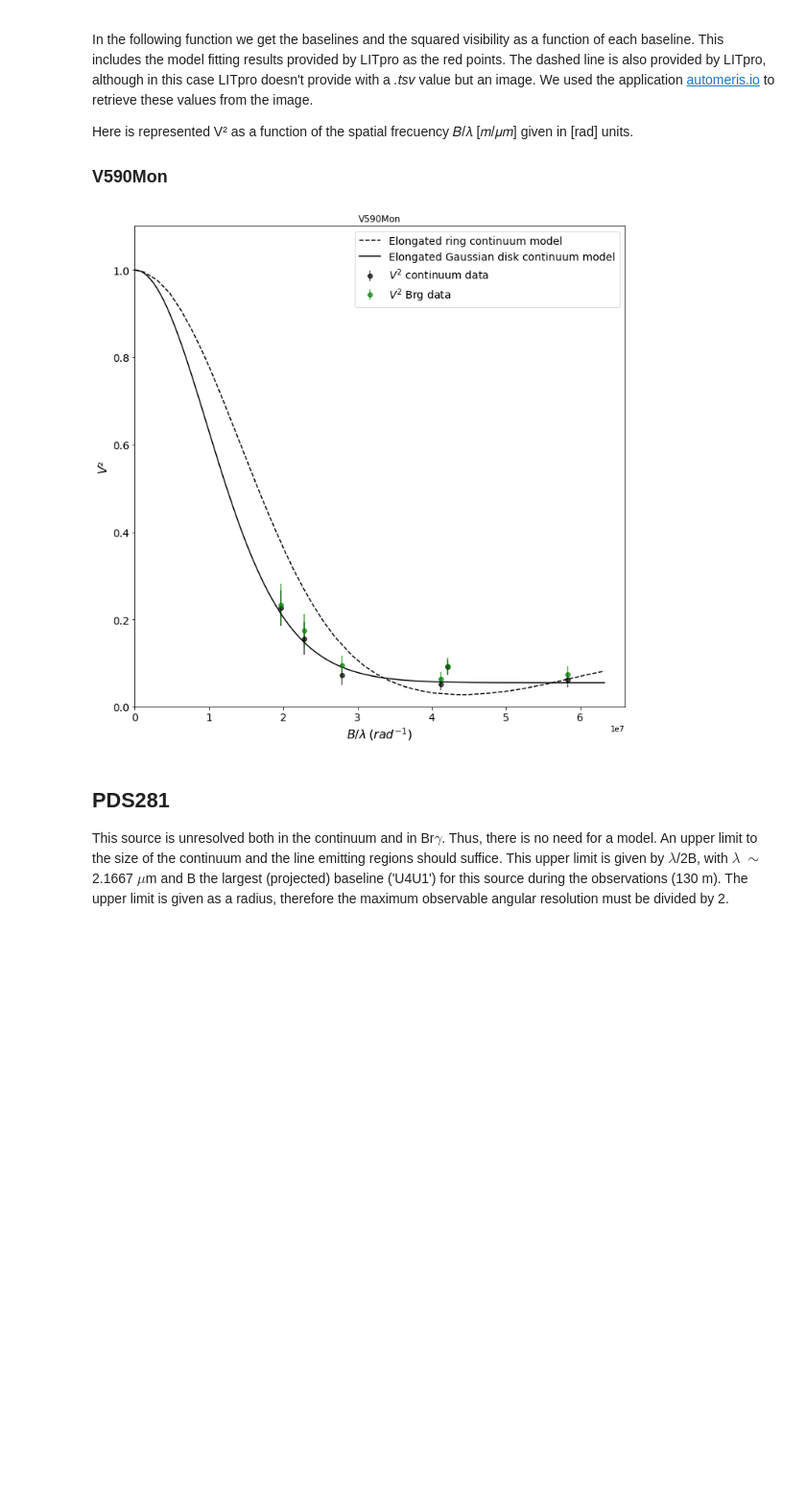
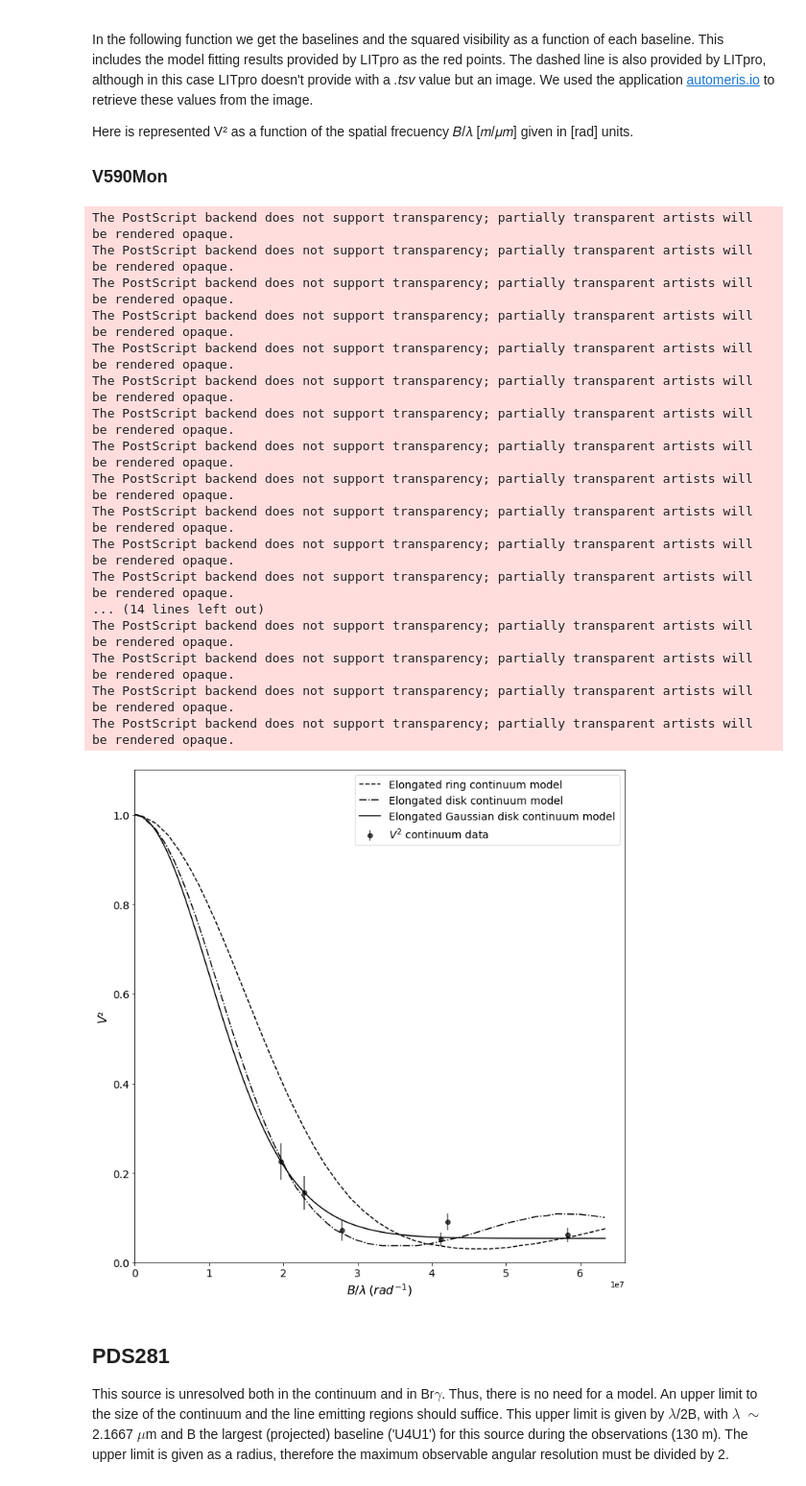
Before and after one commit to marcosarenal/gravity-data-reduction, a Jupyter notebook: Marcos_Arenal_2020_figures.ipynb, the cells around one changed output. Shown at 96% size. Drawn from its saved outputs; the diff is of its cells as text; code cells hidden in the pictures; blank space fills up the shorter version.

```diff
--- a/Marcos_Arenal_2020_figures.ipynb
+++ b/Marcos_Arenal_2020_figures.ipynb
@@ -740,7 +846,7 @@ misource = miV590Mon
 
 #Set plotting parameters
 plot_figure=True
-save_figure=False
+save_figure=True
 
 #Set ploto limits
 x_axis_lim = [-1000, 66000000]
@@ -750,15 +856,21 @@ y_axis_lim = [0,1.1]
 # Gaussian disk model for Brg
 
 
-# Read Elongated ring model data from automeris .csv file
+# Read model data from automeris .csv file
 # (in the LITpro_output directory)
 ering_model_continuum_visibility2 = pd.read_csv("./LITpro_output/"+misource.source+"_ering_automeris_cont.csv", sep=';', header=0)
 
+edisk_model_continuum_visibility2 = pd.read_csv("./LITpro_output/"+misource.source+"_edisk_automeris_cont.csv", sep=';', header=0)
+
+
 #Sort, just in case
 ering_model_continuum_visibility2=ering_model_continuum_visibility2.sort_values(by=['X_data'])
+edisk_model_continuum_visibility2=edisk_model_continuum_visibility2.sort_values(by=['X_data'])
 
 wave_cont_ering_model = ering_model_continuum_visibility2['X_data'].to_numpy()
 V2_cont_ering_model = ering_model_continuum_visibility2['Y_data'].to_numpy()
+wave_cont_edisk_model = edisk_model_continuum_visibility2['X_data'].to_numpy()
+V2_cont_edisk_model = edisk_model_continuum_visibility2['Y_data'].to_numpy()
 
 
 ## Read fitting data from LITpro .tsv file
@@ -781,11 +893,12 @@ i=0
 for  key, value in misource.visibility2.items():
     # Plot errorbar with Observation Data
     ax.errorbar(misource.baseline[key]*1000000/misource.Brg, misource.continuum_visibility2[key], yerr=misource.continuum_visibility2_error[key], c='black',fmt='o',alpha=0.7, capthick=2, label='$V^2$ continuum data' if i == 0 else "")
-    ax.errorbar(misource.baseline[key]*1000000/misource.Brg, misource.line_visibility2[key], yerr=misource.line_visibility2_error[key], c='green',fmt='o', alpha=0.7, capthick=2, label='$V^2$ Brg data' if i == 0 else "")
+    #ax.errorbar(misource.baseline[key]*1000000/misource.Brg, misource.line_visibility2[key], yerr=misource.line_visibility2_error[key], c='green',fmt='o', alpha=0.7, capthick=2, label='$V^2$ Brg data' if i == 0 else "")
 
     # Models do not require baseline iteration
     if i == 0:
         ax.plot(wave_cont_ering_model,V2_cont_ering_model, '--', color='black',label='Elongated ring continuum model')
+        ax.plot(wave_cont_edisk_model,V2_cont_edisk_model, '-.', color='black',label='Elongated disk continuum model')
         #ax.scatter(LITpro_ering_continuum_visibility2[['#x']], LITpro_ering_continuum_visibility2[['modelValue']],label='$V^2$ continuum model', color='grey', marker="o", alpha=0.7, facecolor="none", s=100)
         #ax.scatter(LITpro_ering_Brg_visibility2[['#x']], LITpro_ering_Brg_visibility2[['modelValue']],label='$V^2 \: Br\gamma$ model', color='red', marker='+',alpha=0.7, s=100)
     i=i+1
@@ -797,44 +910,62 @@ for  key, value in misource.visibility2.items():
 B_over_lambda = np.linspace(0, max(wave_cont_ering_model), 150)
 
 #Parameters of the elongated Gaussian disk model
-eGauss_FWHM = 6.1223 #  in mas
+eGauss_FWHM = 5.95746 #  in mas
 eGauss_FWHM_rad = eGauss_FWHM/(206264.8*1000) # in radians
-flux_eGauss = 0.7647
+flux_eGauss = 0.766916
 gaussian_model_visibility = np.exp(-(np.pi*eGauss_FWHM_rad * B_over_lambda)**2/(4*np.log(2)))
 #Punctual source component
-flux_punct_gauss = 0.23531
+flux_punct_gauss = 0.233084
 
 #Visibilities calculation weighted by components flux
 visibility2_Gauss_model = (flux_eGauss *gaussian_model_visibility + flux_punct_gauss * 1)**2
 
 # Elongated Gaussian model curve as with the LITpro FWHM disk size and flux weight results
 ax.plot(B_over_lambda,visibility2_Gauss_model, '-', color='black',label='Elongated Gaussian disk continuum model')
 
 
 #Plot setup
 ax.set_xlim(x_axis_lim)
 ax.set_ylim(y_axis_lim)
-ax.set_title(str(misource.source))
+#ax.set_title(str(misource.source))
 ax.set_xlabel('$B/\lambda \: (rad^{-1}$)', size=16)
 ax.set_ylabel('$V²$', size=16)
 ax.legend(loc=0,fontsize=14)
 ax.tick_params(labelsize=14)
 
 #Ensure no overlapping in plots
 fig.tight_layout()
 
+save_figure=True
 
 #Save figure
 if save_figure:
     #Save figure to disk
     fig.savefig('./figures/'+str(misource.source) + "_V2_vs_spatial_frecuency" + ".eps", dpi=300)
 
 
 #Close figure if plot_figure=False
 if plot_figure==False:
     plt.close(fig)    # close the figure window
 # %% [output]
+The PostScript backend does not support transparency; partially transparent artists will be rendered opaque.
+The PostScript backend does not support transparency; partially transparent artists will be rendered opaque.
+The PostScript backend does not support transparency; partially transparent artists will be rendered opaque.
+The PostScript backend does not support transparency; partially transparent artists will be rendered opaque.
+The PostScript backend does not support transparency; partially transparent artists will be rendered opaque.
+The PostScript backend does not support transparency; partially transparent artists will be rendered opaque.
+The PostScript backend does not support transparency; partially transparent artists will be rendered opaque.
+The PostScript backend does not support transparency; partially transparent artists will be rendered opaque.
+The PostScript backend does not support transparency; partially transparent artists will be rendered opaque.
+The PostScript backend does not support transparency; partially transparent artists will be rendered opaque.
+The PostScript backend does not support transparency; partially transparent artists will be rendered opaque.
+The PostScript backend does not support transparency; partially transparent artists will be rendered opaque.
+... (14 lines left out)
+The PostScript backend does not support transparency; partially transparent artists will be rendered opaque.
+The PostScript backend does not support transparency; partially transparent artists will be rendered opaque.
+The PostScript backend does not support transparency; partially transparent artists will be rendered opaque.
+The PostScript backend does not support transparency; partially transparent artists will be rendered opaque.
-[figure, old version]
+[figure, new version]
 # %% [markdown]
 ## PDS281
 This source is unresolved both in the continuum and in Br$\gamma$.
```
Also changed, not shown: parts of 11 cells of this notebook, 4 other files.
